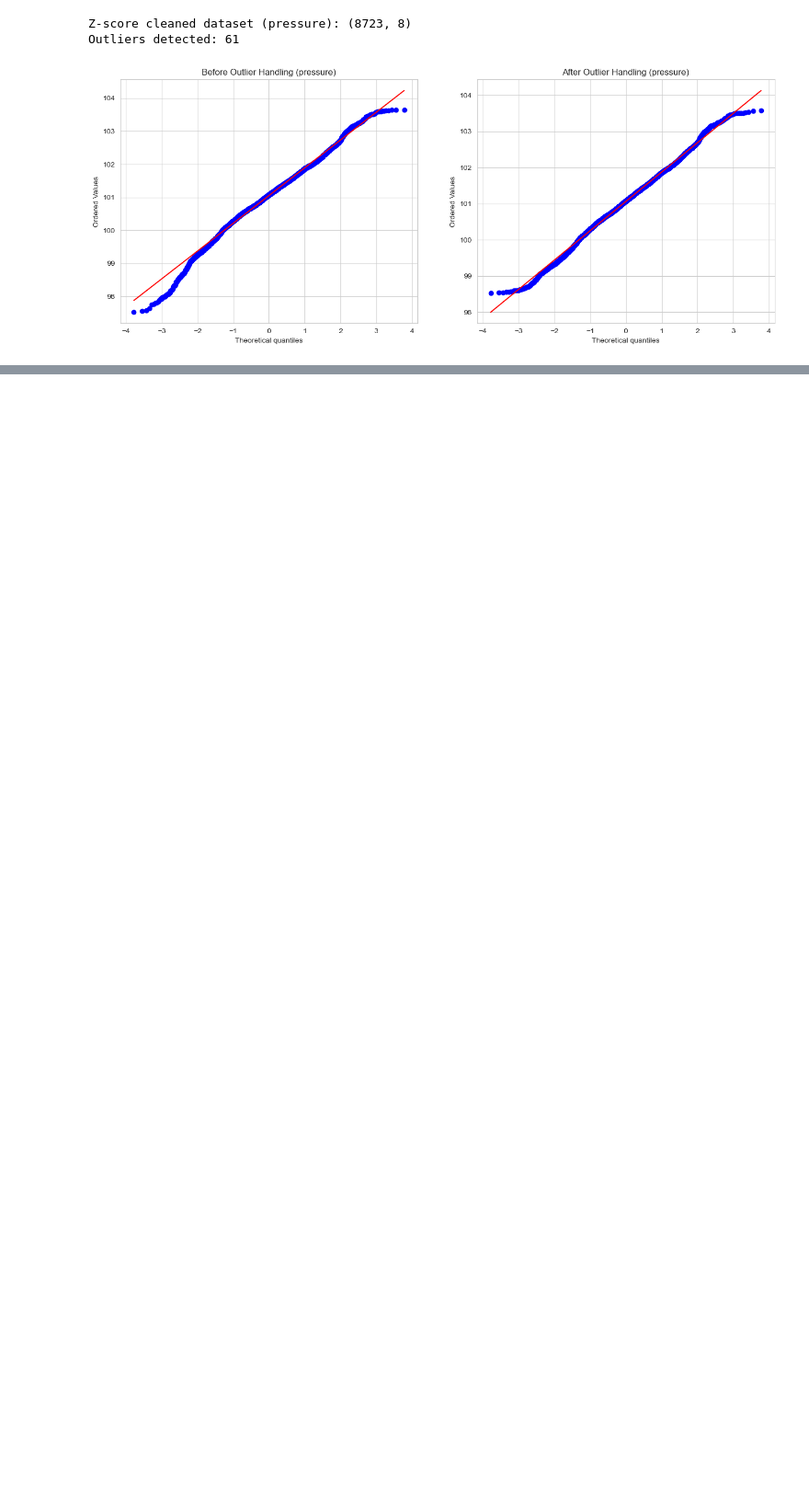
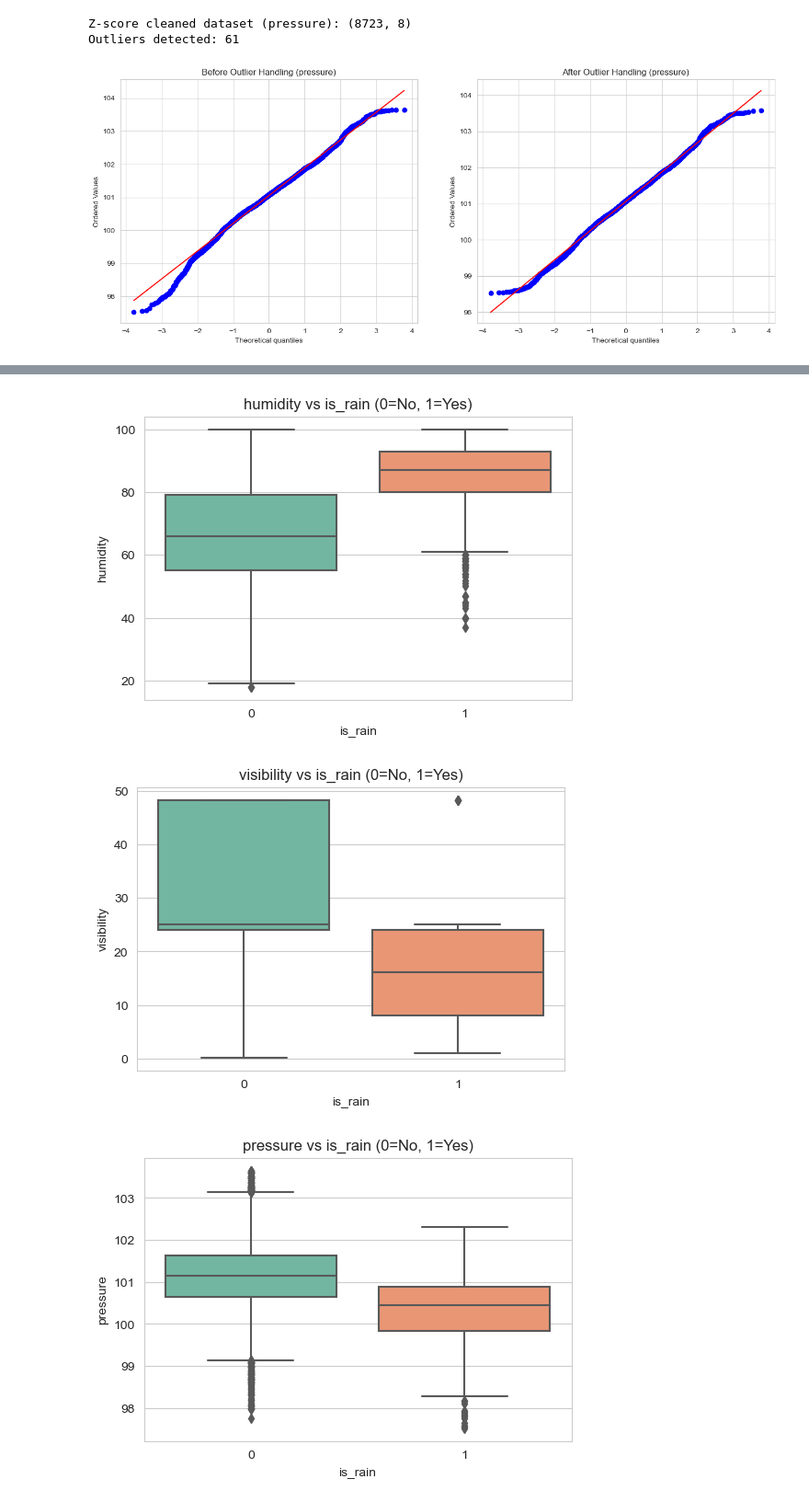
Before and after one commit to Yanyin-Chen-1156325/ST_ML_1156325, a Jupyter notebook: assignment2.ipynb, the cells around one changed output, grey strips where cells are left out. Shown at 92% size. Drawn from its saved outputs; the diff is of its cells as text; code cells hidden in the pictures; blank space fills up the shorter version.

```diff
--- a/assignment2.ipynb
+++ b/assignment2.ipynb
@@ -354,0 +503,11 @@ Physical bounds were applied to ensure no impossible values exist. IQR and Z-sco
+# %%
+# Boxplots for top features
+for col in ['humidity','visibility','pressure']:
+    plt.figure(figsize=(6,4))
+    sns.boxplot(x='is_rain', y=col, data=df_eda, palette='Set2')
+    plt.title(f"{col} vs is_rain (0=No, 1=Yes)")
+    plt.xlabel("is_rain"); plt.ylabel(col); plt.show()
+# %% [output]
+[figure, added]
+[figure, added]
+[figure, added]
```
Also changed, not shown: parts of 12 cells of this notebook, 1 other file.
